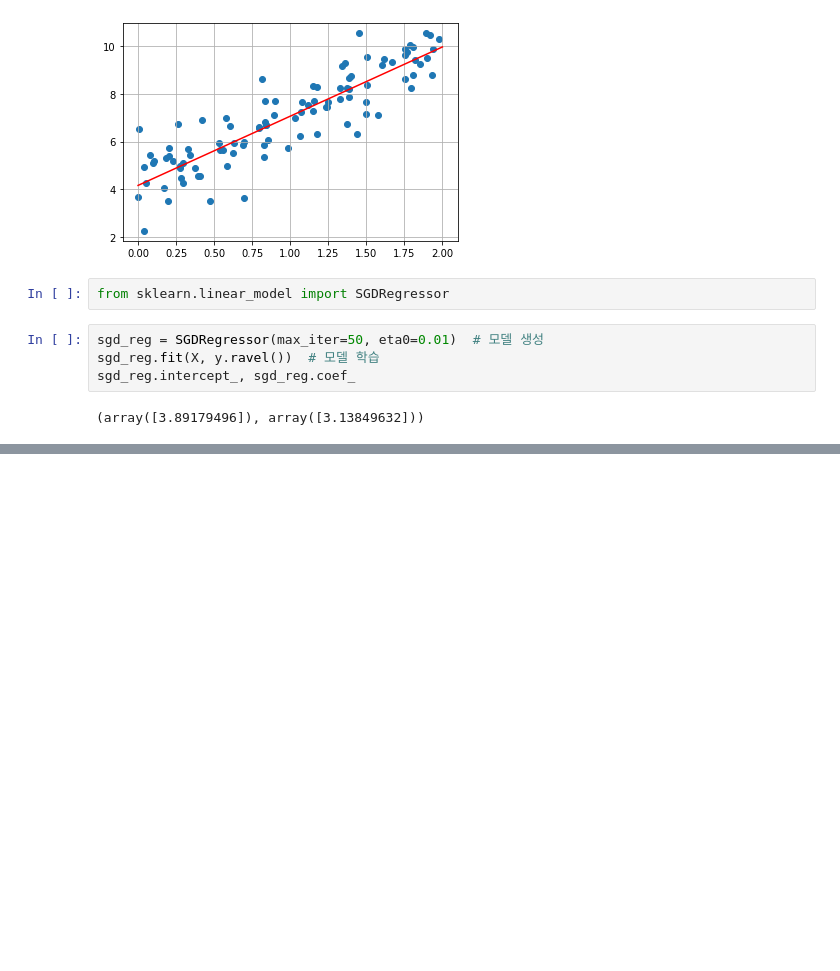
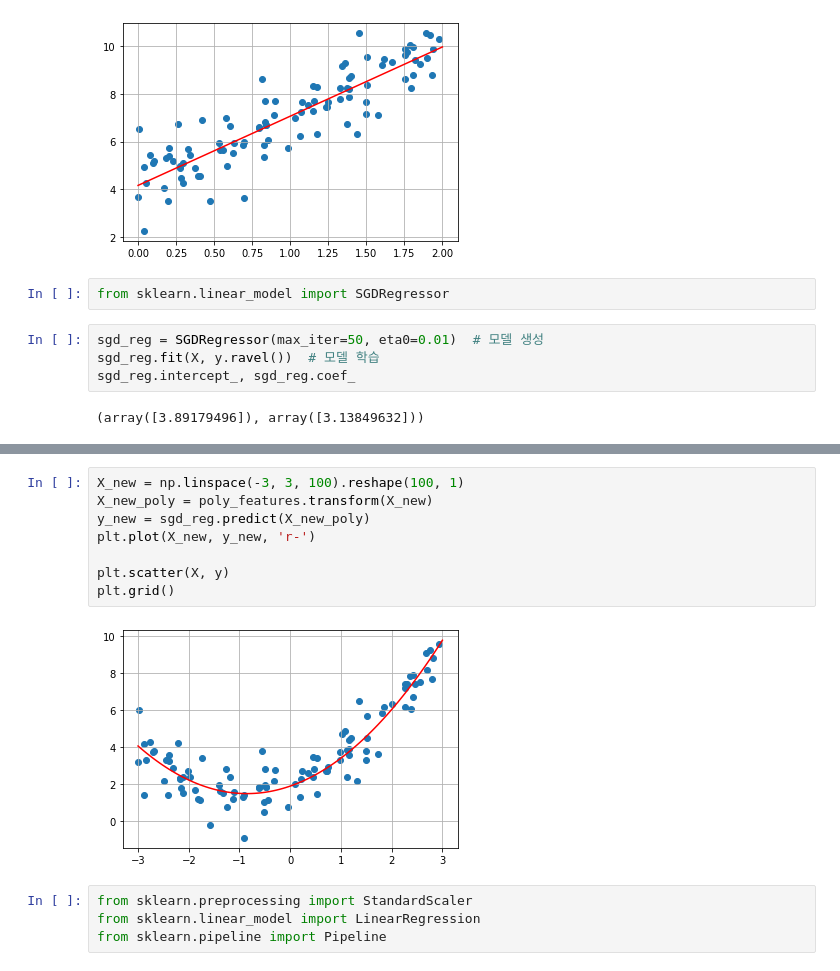
Before and after one commit to JakeOh/202011_itw_pyml_wkd, a Jupyter notebook: ml03.ipynb, the cells around one changed output, grey strips where cells are left out. Drawn from its saved outputs; the diff is of its cells as text; blank space fills up the shorter version.

```diff
--- a/ml03.ipynb
+++ b/ml03.ipynb
@@ -208,0 +243,14 @@ sgd_reg.intercept_, sgd_reg.coef_
+# %%
+X_new = np.linspace(-3, 3, 100).reshape(100, 1)
+X_new_poly = poly_features.transform(X_new)
+y_new = sgd_reg.predict(X_new_poly)
+plt.plot(X_new, y_new, 'r-')
+
+plt.scatter(X, y)
+plt.grid()
+# %% [output]
+[figure, added]
+# %%
+from sklearn.preprocessing import StandardScaler
+from sklearn.linear_model import LinearRegression
+from sklearn.pipeline import Pipeline
```
Also changed, not shown: parts of 6 cells of this notebook.
